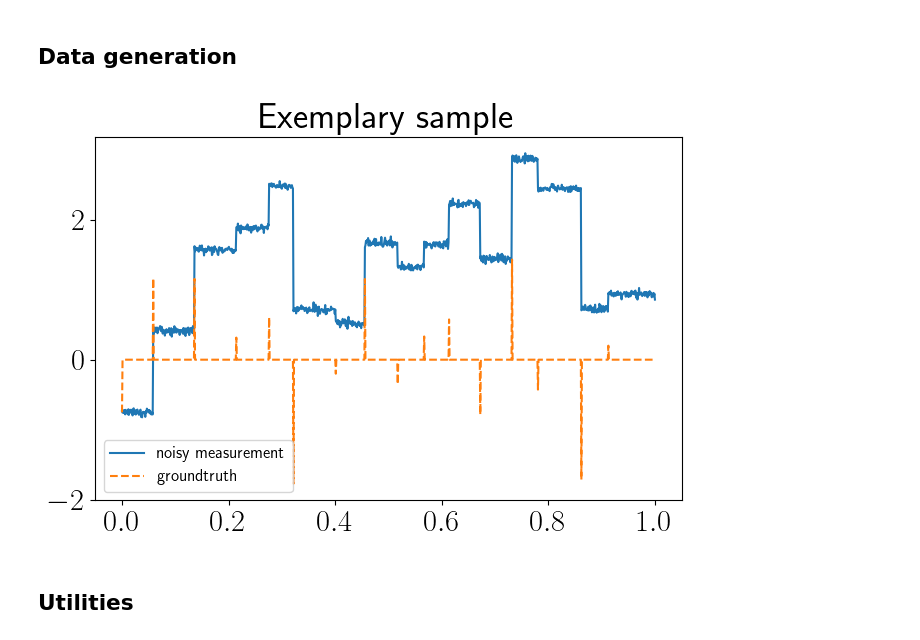
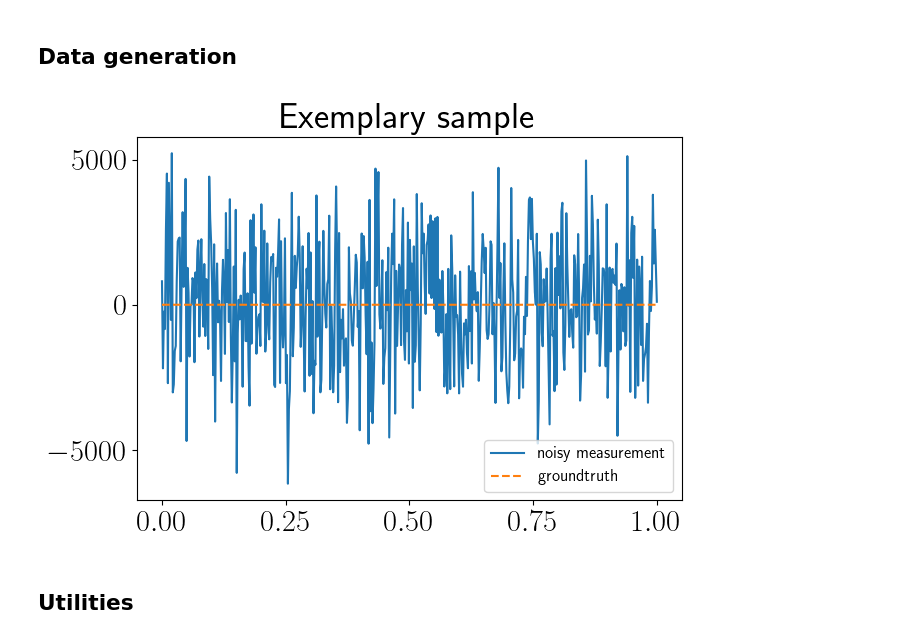
Before and after one commit to AlexanderAuras/GAMM-Overview-23, a Jupyter notebook: GAMM Overview 23.ipynb, the cells around one changed output. Drawn from its saved outputs; the diff is of its cells as text; code cells hidden in the pictures.

```diff
--- a/GAMM Overview 23.ipynb
+++ b/GAMM Overview 23.ipynb
@@ -40,7 +40,7 @@ def seed(seed: int):
 # %% [markdown]
 ## Configuration
 # %%
-SEED = 31415
+SEED = 314176
 seed(SEED)
 DEVICE = torch.device("cuda:0")
 NUM_WORKERS = 0 #os.cpu_count()
@@ -51,6 +51,9 @@ N_TEST_SAMPLES = 320   # 20% * 1600
 NOISE_LEVEL = 0.03 # 0.0
 GRAD_BATCH_SIZE = 128
 NOGRAD_BATCH_SIZE = 4096
+
+DATA_SIZE = 1008
+MEASUREMENT_SIZE = 504
 # %%
 TV_SOLVER = lambda x: globals()["tv_admm"](x)
 # SGD
@@ -86,12 +90,22 @@ UNET_ADV_EPSILON = 1e-1
 # %% [markdown]
 ## Operators
 # %%
-__A = torch.eye(1008, device=DEVICE).unsqueeze(0)
-__ATApIi = __A@torch.tril(torch.ones((1,1008,1008), device=DEVICE))
-__ATApIi = (__ATApIi.mT@__ATApIi + torch.eye(1008, device=DEVICE)).inverse()
+#__A = torch.eye(DATA_SIZE, device=DEVICE).unsqueeze(0)
+__A = 0.05*torch.randn((MEASUREMENT_SIZE,DATA_SIZE), device=DEVICE).unsqueeze(0)
+__tmp = __A@torch.tril(torch.ones((1,DATA_SIZE,DATA_SIZE), device=DEVICE))
+__ATApIi = (__tmp.mT@__tmp + torch.eye(DATA_SIZE, device=DEVICE)).inverse()
+__lATApIi = ((TV_LAMBDA if "TV_LAMBDA" in globals().keys() else 1.0)*__tmp.mT@__tmp + torch.eye(DATA_SIZE, device=DEVICE)).inverse()
+__D = torch.eye(DATA_SIZE, device=DEVICE)-torch.diag(torch.ones((DATA_SIZE-1), device=DEVICE), -1).unsqueeze(0)
+__ATApaD2iAT = (__A.mT@__A+UNET_TIK_ALPHA*__D.mT@__D).inverse()@__A.mT  # USE __tmp instead of __A?
 A = lambda x: (__A@x.cumsum(1).unsqueeze(-1))[...,0]
 A_T = lambda x: (__A.mT@x.unsqueeze(-1))[...,0].flip(1).cumsum(1).flip(1)
 ATApIi = lambda x: (__ATApIi@x.unsqueeze(-1))[...,0]
+lATApIi = lambda x: (__lATApIi@x.unsqueeze(-1))[...,0]
+A_pinv = lambda x: (__ATApaD2iAT@x.unsqueeze(-1))[...,0]
+
+#x = torch.randn((1,DATA_SIZE), device=DEVICE)
+#y = torch.randn((1,MEASUREMENT_SIZE), device=DEVICE)
+#print(torch.sum(A(x)*y)-torch.sum(A_T(y)*x))
 # %% [markdown]
 ## Data generation
 # %%
@@ -122,23 +136,23 @@ def generate_signals(
     noisy_measurement = measurements+noise_level*torch.randn_like(measurements)
     return noisy_measurement, groundtruths
 # %%
-train_dataset = TensorDataset(*generate_signals(N_TRAIN_SAMPLES, noise_level=NOISE_LEVEL, N_signal=1008))
-val_dataset = TensorDataset(*generate_signals(N_VAL_SAMPLES, noise_level=NOISE_LEVEL, N_signal=1008))
-test_dataset = TensorDataset(*generate_signals(N_TEST_SAMPLES, noise_level=NOISE_LEVEL, N_signal=1008))
+train_dataset = TensorDataset(*generate_signals(N_TRAIN_SAMPLES, noise_level=NOISE_LEVEL, N_signal=DATA_SIZE))
+val_dataset = TensorDataset(*generate_signals(N_VAL_SAMPLES, noise_level=NOISE_LEVEL, N_signal=DATA_SIZE))
+test_dataset = TensorDataset(*generate_signals(N_TEST_SAMPLES, noise_level=NOISE_LEVEL, N_signal=DATA_SIZE))
 train_dataloader = DataLoader(train_dataset, batch_size=GRAD_BATCH_SIZE, shuffle=True, drop_last=False, num_workers=NUM_WORKERS, worker_init_fn=lambda _: seed(torch.initial_seed()))
 val_dataloader = DataLoader(val_dataset, batch_size=NOGRAD_BATCH_SIZE, shuffle=False, drop_last=False, num_workers=NUM_WORKERS, worker_init_fn=lambda _: seed(torch.initial_seed()))
 test_dataloader = DataLoader(test_dataset, batch_size=NOGRAD_BATCH_SIZE, shuffle=False, drop_last=False, num_workers=NUM_WORKERS, worker_init_fn=lambda _: seed(torch.initial_seed()))
 
 noisy_measurement, groundtruth = train_dataset[0]
 plt.figure(figsize=(7,5))
 plt.title("Exemplary sample")
 plt.plot(torch.linspace(0.0, 1.0, noisy_measurement.shape[0]), noisy_measurement.detach().to("cpu").numpy(), label="noisy measurement")
 plt.plot(torch.linspace(0.0, 1.0, groundtruth.shape[0]), groundtruth.detach().to("cpu").numpy(), "--", label="groundtruth")
 plt.legend(prop={"size": 12})
 plt.tight_layout()
 plt.show()
 # %% [output]
-[figure, old version]
+[figure, new version]
 # %% [markdown]
 ## Utilities
 # %%
```
Also changed, not shown: parts of 19 cells of this notebook.
